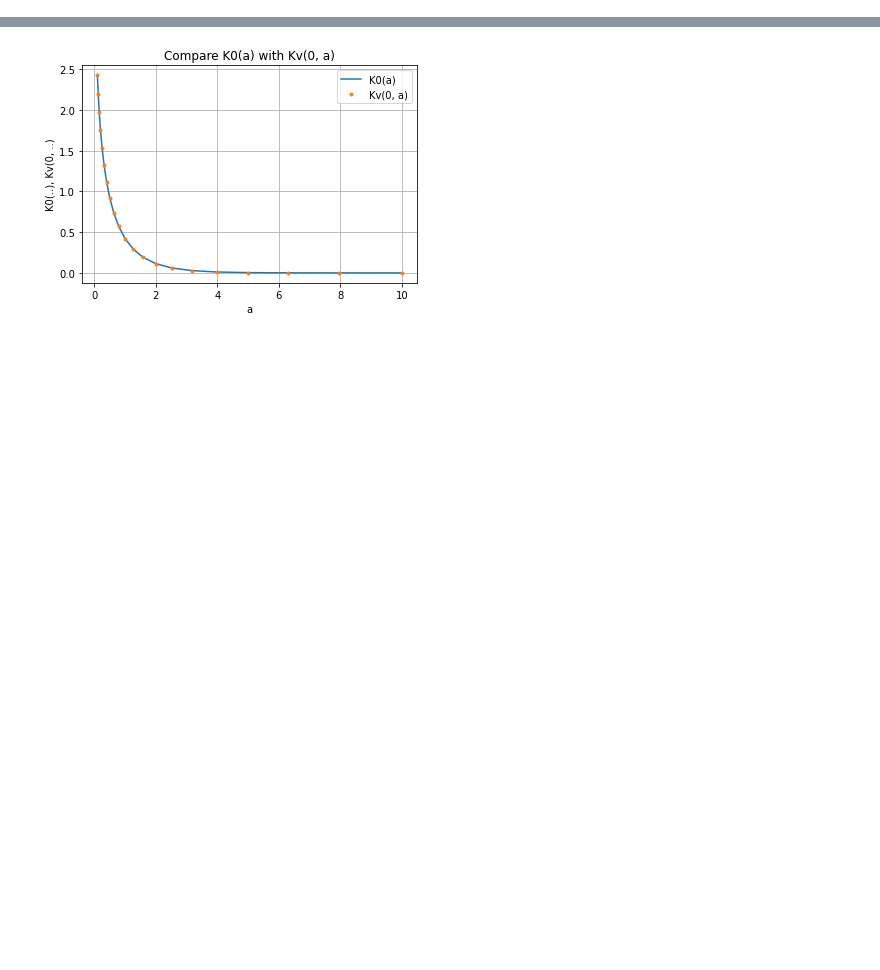
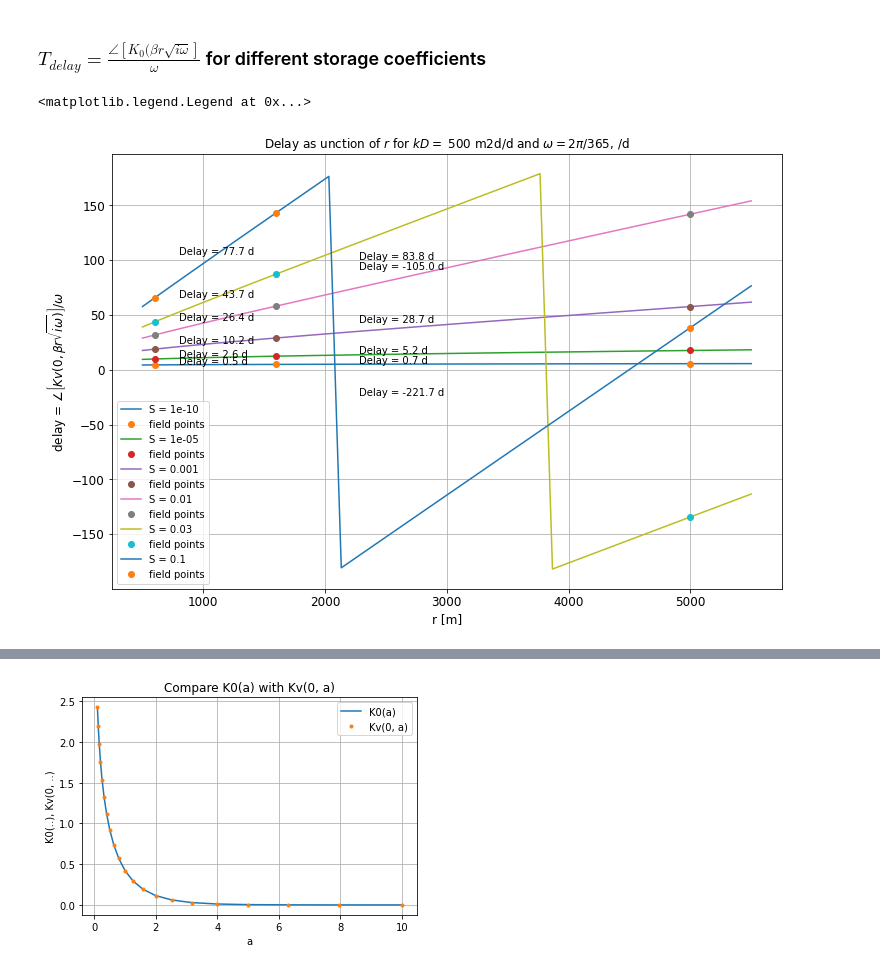
Before and after one commit to Olsthoorn/Pennink-Model, a Jupyter notebook: cases/Fremont/DampngDelayAnalytis.ipynb, the cells around one changed output, grey strips where cells are left out. Saved outputs shown, nothing was run; the diff lists cells and outputs as text; code cells hidden in the pictures; blank space fills up the shorter version.

```diff
--- a/cases/Fremont/DampngDelayAnalytis.ipynb
+++ b/cases/Fremont/DampngDelayAnalytis.ipynb
@@ -94,0 +105,32 @@ for S in [0.00001, 0.0001, 0.001, 0.01, 0.1]:
+# %% [markdown]
+ ### $ T_{delay} = \frac{\angle\left[K_0(\beta r \sqrt{i \omega}\right]}{\omega} $ for different storage coefficients
+# %%
+# Use same kD and omega as before.
+
+def delay(beta, r, omega):
+    return -np.angle(Kv(0, beta * r * np.sqrt(1j * omega))) / omega
+
+ax = newfig(r"Delay as unction of $r$ for $kD =$ {} m2d/d and $\omega = 2\pi/365$, /d".format(kD),
+            xlabel='r [m]',
+            ylabel=r'delay = $\angle \left[Kv(0, \beta r \sqrt{i \omega}) \right] / \omega$',
+            xscale='linear')
+
+r  = np.linspace(500, 5500, 50)
+
+rp  = np.array([600., 1600., 5000.])  # Lakes face, first obs well 1000 m from lakes, second obs well 4200 m from lakes
+
+for S in [1e-10, 1e-5, 1e-3, 1e-2, 0.03, 1e-1]:
+    beta = np.sqrt(S/ kD)
+    ax.plot(r,  delay(beta, r,  omega), label='S = {:.5g}'.format(S))
+    ax.plot(rp, delay(beta, rp, omega), 'o', label='field points')
+    dt = np.diff(delay(beta, rp, omega))
+
+    yp = 0.5 * (delay(beta, rp[:-1], omega) + delay(beta, rp[1:], omega))
+    for r_, dr, y_, dt_ in zip(rp[:-1], np.diff(rp), yp, dt):
+
+        ax.text(r_ + 0.2 * dr, y_, 'Delay = {:.1f} d'.format(dt_))
+
+ax.legend()
+# %% [output]
+<matplotlib.legend.Legend at 0x...>
+[figure, added]
```
Also changed, not shown: parts of 27 cells of this notebook, 18 other files.
